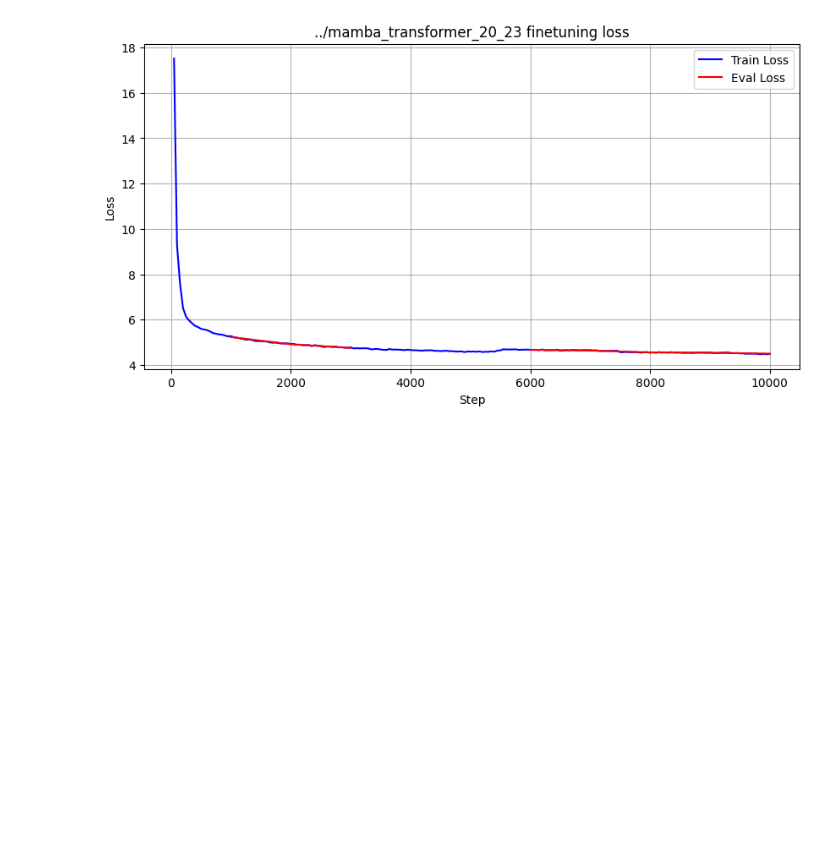
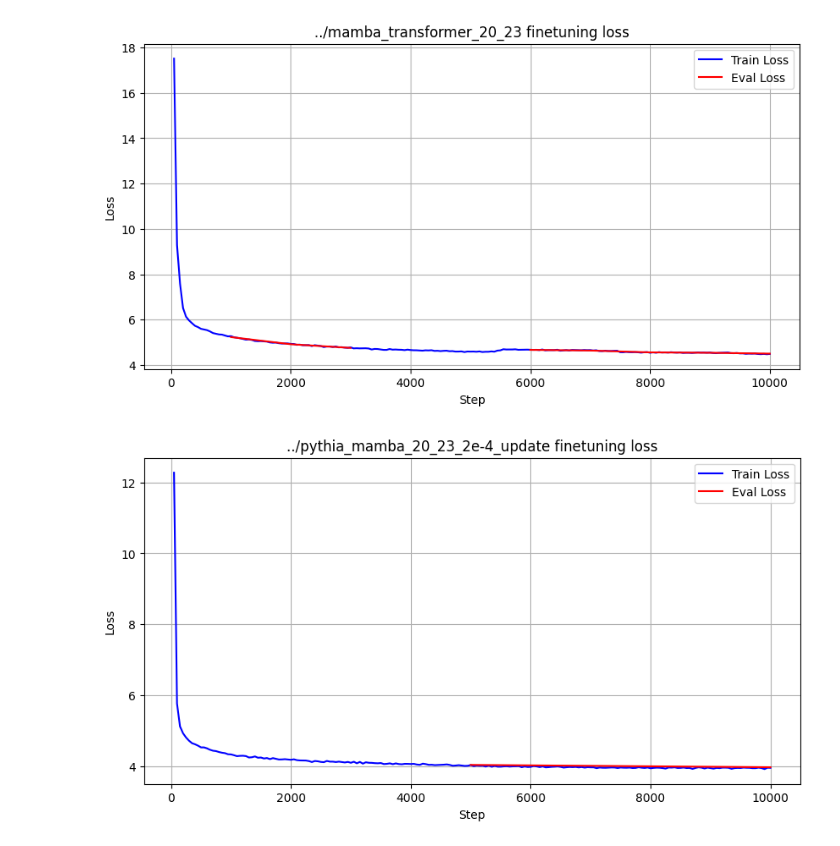
Before and after one commit to vincent317/E-Tamba, a Jupyter notebook: graphing/train_loss.ipynb, the cells around one changed output. Cells and saved outputs as stored; diff of their text form; code cells hidden in the pictures; blank space fills up the shorter version.

Commit message:
track train states

```diff
--- a/graphing/train_loss.ipynb
+++ b/graphing/train_loss.ipynb
@@ -72,3 +72,41 @@ plt.grid(True)  # Add grid for better readability of the plot
 plt.show()  # Display the plot
 # %% [output]
 [figure]
+# %%
+import os
+import json
+import matplotlib.pyplot as plt
+
+root_folder = '../pythia_mamba_20_23_2e-4_update'
+checkpoint = 'checkpoint-10000'
+train_losses = []
+train_steps = []
+eval_losses = []
+eval_steps = []
+
+json_path = os.path.join(root_folder, checkpoint, 'trainer_state.json')
+if os.path.exists(json_path):
+    with open(json_path, 'r') as json_file:
+        data = json.load(json_file)
+
+
+        for t in data['log_history']:
+            if 'eval_loss' in t:
+                eval_losses.append(t['eval_loss'])
+                eval_steps.append(t['step'])
+            else:
+                train_losses.append(t['loss'])
+                train_steps.append(t['step'])
+
+# Plotting the losses
+plt.figure(figsize=(10, 5))  # Set the figure size (optional)
+plt.plot(train_steps, train_losses, label='Train Loss', color='blue')  # Plot training losses
+plt.plot(eval_steps, eval_losses, label='Eval Loss', color='red')  # Plot evaluation losses
+plt.xlabel('Step')  # Label for the x-axis
+plt.ylabel('Loss')  # Label for the y-axis
+plt.title(root_folder + ' finetuning loss')  # Title of the plot
+plt.legend()  # Add a legend to differentiate the lines
+plt.grid(True)  # Add grid for better readability of the plot
+plt.show()  # Display the plot
+# %% [output]
+[figure, added]
```
Also changed, not shown: 43 other files.
